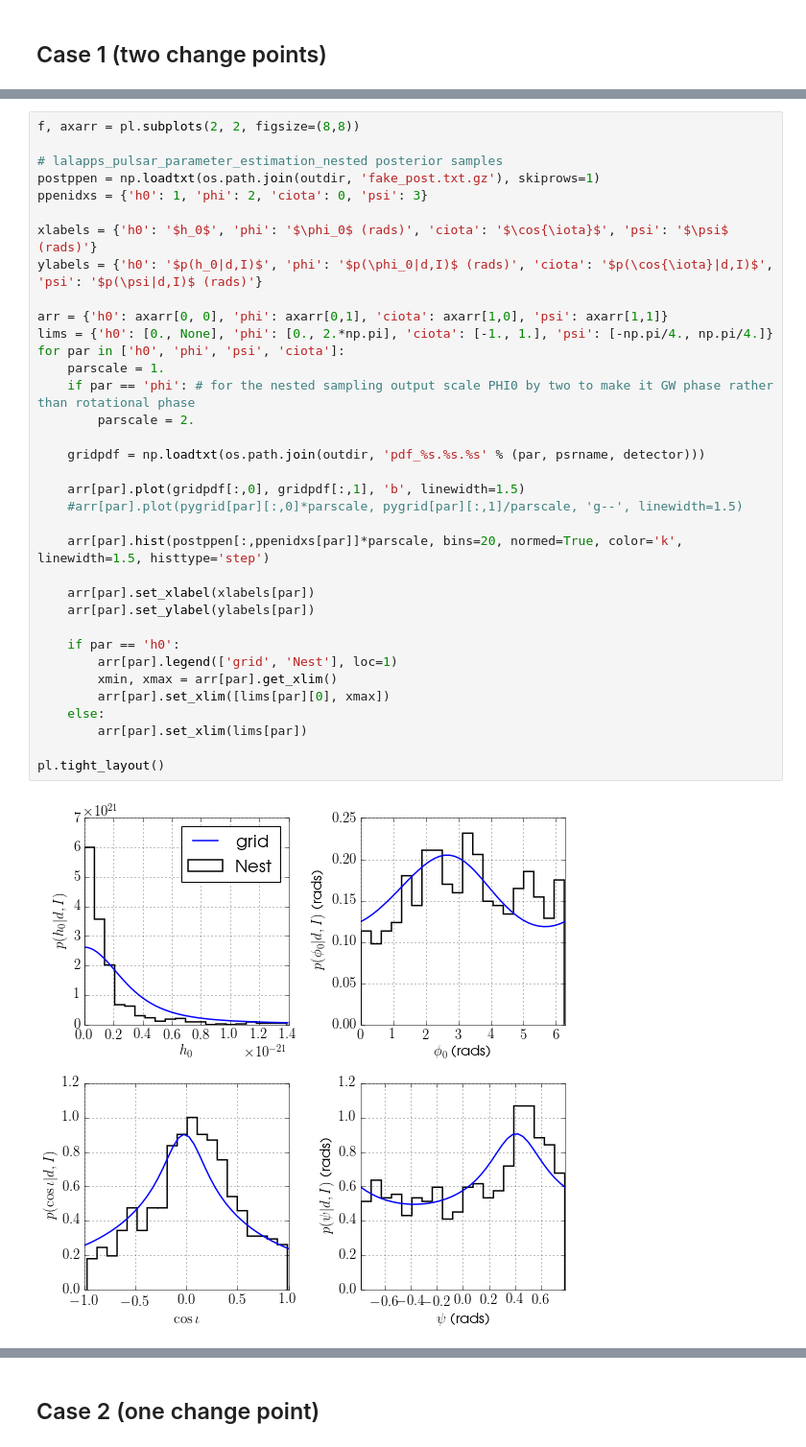
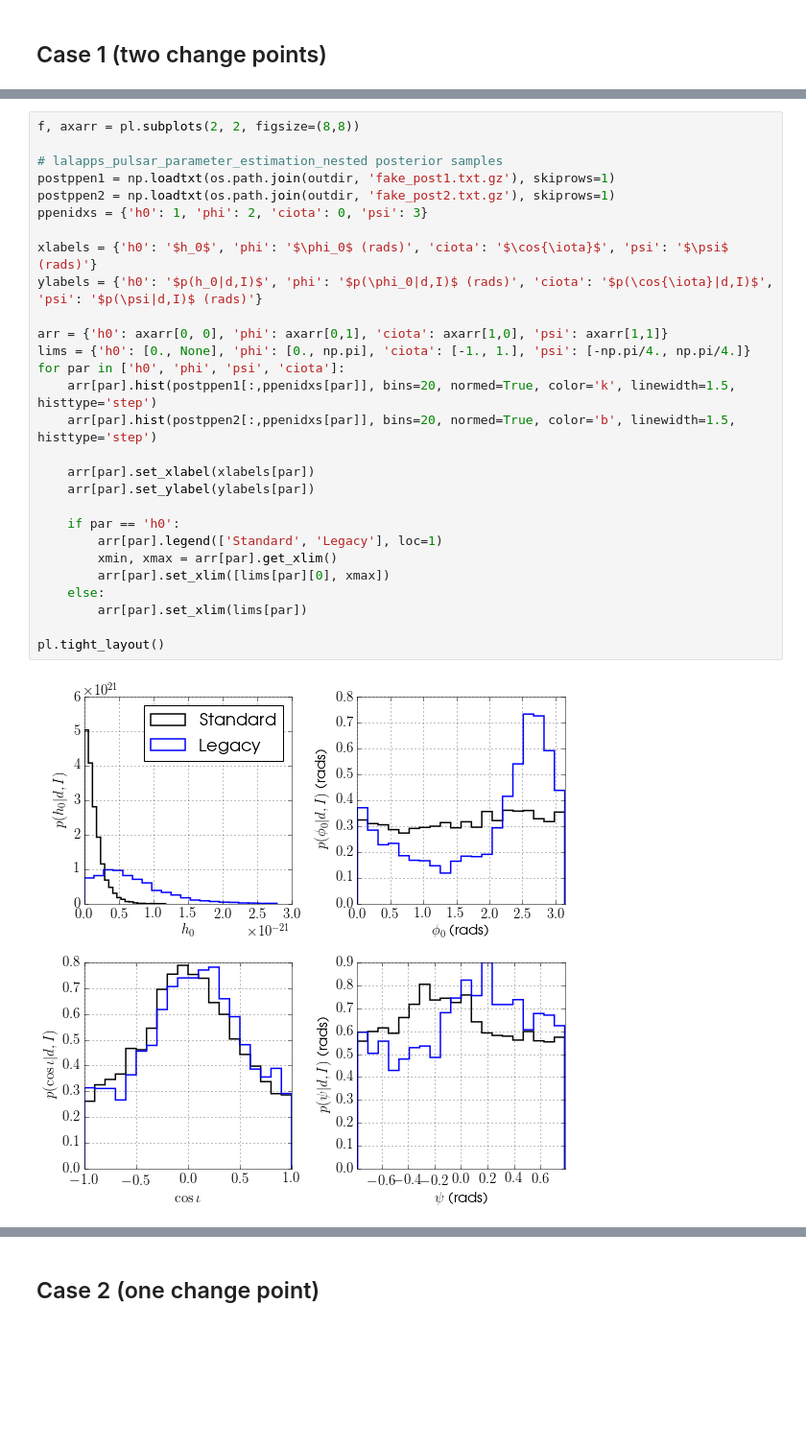
Before and after one commit to mattpitkin/CW_nested_sampling_doc, a Jupyter notebook: scripts/SimulatedNoiseTestsChangepointPathological.ipynb, the cells around one changed output, grey strips where cells are left out. Shown: that part at 96% size. Drawn from its saved outputs; the diff is of its cells as text; blank space fills up the shorter version.

```diff
--- a/scripts/SimulatedNoiseTestsChangepointPathological.ipynb
+++ b/scripts/SimulatedNoiseTestsChangepointPathological.ipynb
@@ -220,40 +207,33 @@ Read columns ['iota', 'h0', 'phi0', 'psi', 'deltalogl', 'deltaloglh1', 'logl', '
 # %%
 f, axarr = pl.subplots(2, 2, figsize=(8,8))
 
 # lalapps_pulsar_parameter_estimation_nested posterior samples
-postppen = np.loadtxt(os.path.join(outdir, 'fake_post.txt.gz'), skiprows=1)
+postppen1 = np.loadtxt(os.path.join(outdir, 'fake_post1.txt.gz'), skiprows=1)
+postppen2 = np.loadtxt(os.path.join(outdir, 'fake_post2.txt.gz'), skiprows=1)
 ppenidxs = {'h0': 1, 'phi': 2, 'ciota': 0, 'psi': 3}
 
 xlabels = {'h0': '$h_0$', 'phi': '$\phi_0$ (rads)', 'ciota': '$\cos{\iota}$', 'psi': '$\psi$ (rads)'}
 ylabels = {'h0': '$p(h_0|d,I)$', 'phi': '$p(\phi_0|d,I)$ (rads)', 'ciota': '$p(\cos{\iota}|d,I)$', 'psi': '$p(\psi|d,I)$ (rads)'}
 
 arr = {'h0': axarr[0, 0], 'phi': axarr[0,1], 'ciota': axarr[1,0], 'psi': axarr[1,1]}
-lims = {'h0': [0., None], 'phi': [0., 2.*np.pi], 'ciota': [-1., 1.], 'psi': [-np.pi/4., np.pi/4.]}
+lims = {'h0': [0., None], 'phi': [0., np.pi], 'ciota': [-1., 1.], 'psi': [-np.pi/4., np.pi/4.]}
 for par in ['h0', 'phi', 'psi', 'ciota']:
-    parscale = 1.
-    if par == 'phi': # for the nested sampling output scale PHI0 by two to make it GW phase rather than rotational phase
-        parscale = 2.
-
-    gridpdf = np.loadtxt(os.path.join(outdir, 'pdf_%s.%s.%s' % (par, psrname, detector)))
-
-    arr[par].plot(gridpdf[:,0], gridpdf[:,1], 'b', linewidth=1.5)
-    #arr[par].plot(pygrid[par][:,0]*parscale, pygrid[par][:,1]/parscale, 'g--', linewidth=1.5)
-
-    arr[par].hist(postppen[:,ppenidxs[par]]*parscale, bins=20, normed=True, color='k', linewidth=1.5, histtype='step')
+    arr[par].hist(postppen1[:,ppenidxs[par]], bins=20, normed=True, color='k', linewidth=1.5, histtype='step')
+    arr[par].hist(postppen2[:,ppenidxs[par]], bins=20, normed=True, color='b', linewidth=1.5, histtype='step')
 
     arr[par].set_xlabel(xlabels[par])
     arr[par].set_ylabel(ylabels[par])
 
     if par == 'h0':
-        arr[par].legend(['grid', 'Nest'], loc=1)
+        arr[par].legend(['Standard', 'Legacy'], loc=1)
         xmin, xmax = arr[par].get_xlim()
         arr[par].set_xlim([lims[par][0], xmax])
     else:
         arr[par].set_xlim(lims[par])
 
 pl.tight_layout()
 # %% [output]
-[figure, old version]
+[figure, new version]
 # %%
 print("Difference in upper limits:")
 print("h0 upper limit (nested) = %.2e" % h0ulnested)
```
Also changed, not shown: parts of 16 cells of this notebook.
